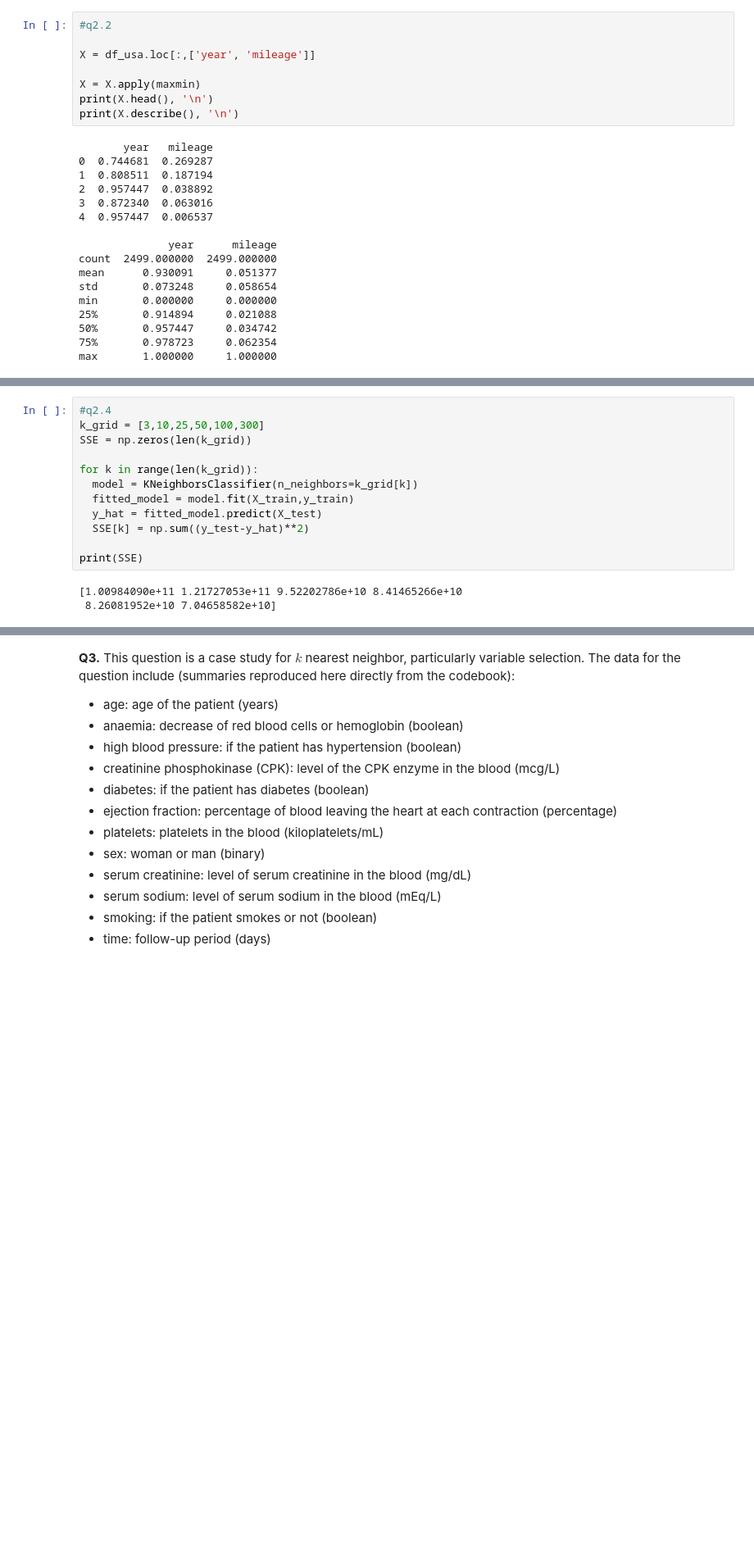
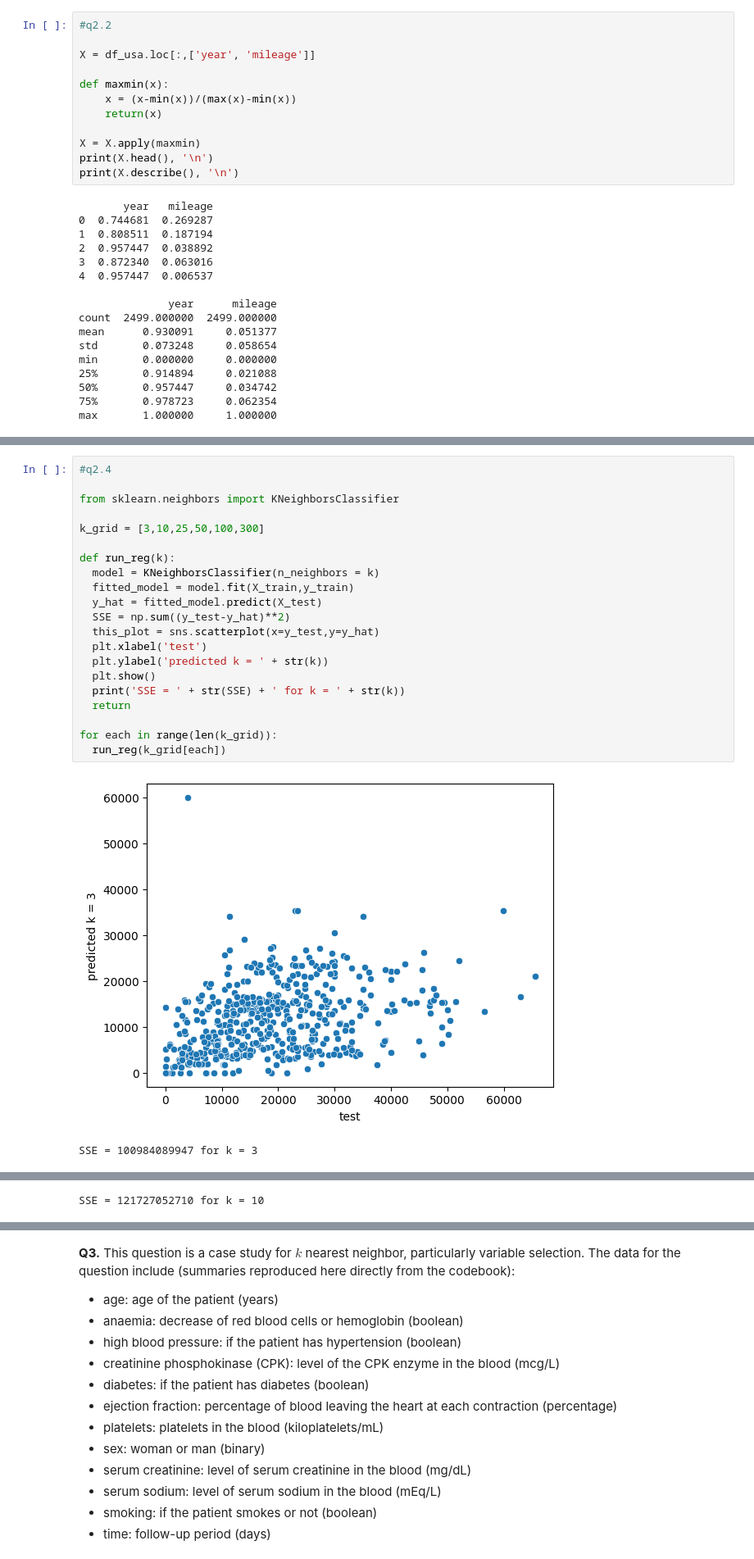
Before and after one commit to charlie-perez-35/assignment3, a Jupyter notebook: assignment_knn_and_kmc.ipynb, the cells around one changed output, grey strips where cells are left out. Shown at 82% size. Drawn from its saved outputs; the diff is of its cells as text; blank space fills up the shorter version.

```diff
--- a/assignment_knn_and_kmc.ipynb
+++ b/assignment_knn_and_kmc.ipynb
@@ -311,6 +313,10 @@ year       int64
 
 X = df_usa.loc[:,['year', 'mileage']]
 
+def maxmin(x):
+    x = (x-min(x))/(max(x)-min(x))
+    return(x)
+
 X = X.apply(maxmin)
 print(X.head(), '\n')
 print(X.describe(), '\n')
@@ -339,16 +347,25 @@ y = df_usa['price']
 X_train, X_test, y_train, y_test = train_test_split(X,y,test_size=.2,random_state=1)
 # %%
 #q2.4
+
+from sklearn.neighbors import KNeighborsClassifier
+
 k_grid = [3,10,25,50,100,300]
-SSE = np.zeros(len(k_grid))
 
-for k in range(len(k_grid)):
-  model = KNeighborsClassifier(n_neighbors=k_grid[k])
+def run_reg(k):
+  model = KNeighborsClassifier(n_neighbors = k)
   fitted_model = model.fit(X_train,y_train)
   y_hat = fitted_model.predict(X_test)
-  SSE[k] = np.sum((y_test-y_hat)**2)
+  SSE = np.sum((y_test-y_hat)**2)
+  this_plot = sns.scatterplot(x=y_test,y=y_hat)
+  plt.xlabel('test')
+  plt.ylabel('predicted k = ' + str(k))
+  plt.show()
+  print('SSE = ' + str(SSE) + ' for k = ' + str(k))
+  return
 
-print(SSE)
+for each in range(len(k_grid)):
+  run_reg(k_grid[each])
 # %% [output]
+[figure, added]
-[1.00984090e+11 1.21727053e+11 9.52202786e+10 8.41465266e+10
- 8.26081952e+10 7.04658582e+10]
+SSE = 100984089947 for k = 3
@@ -354,0 +373 @@ print(SSE)
+SSE = 121727052710 for k = 10
```
Also changed, not shown: parts of 29 cells of this notebook.
